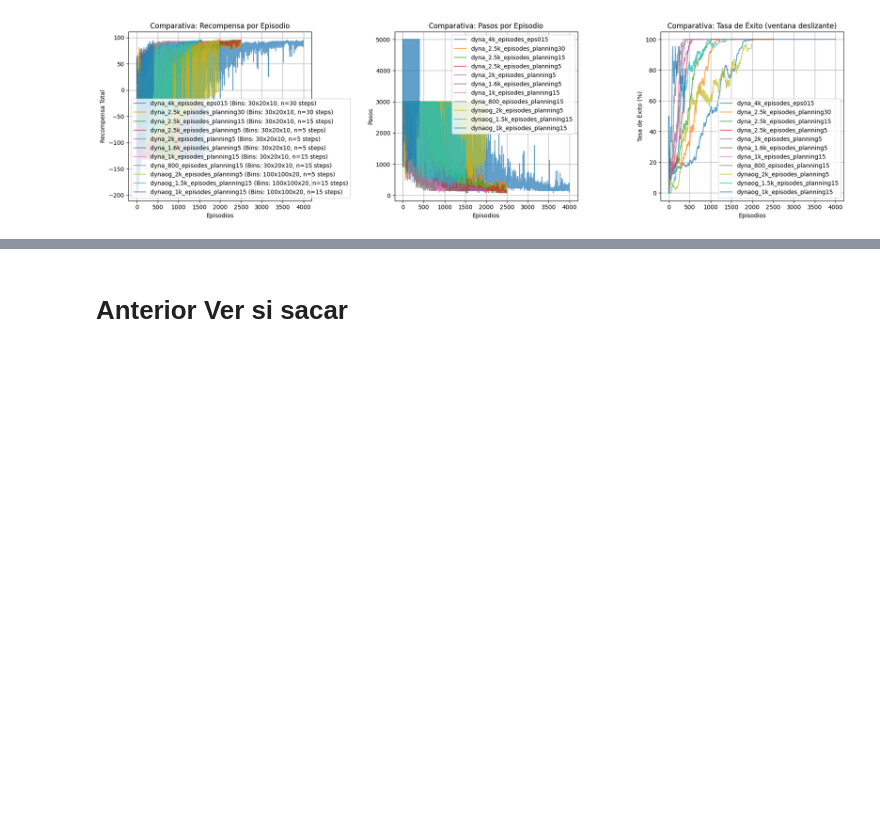
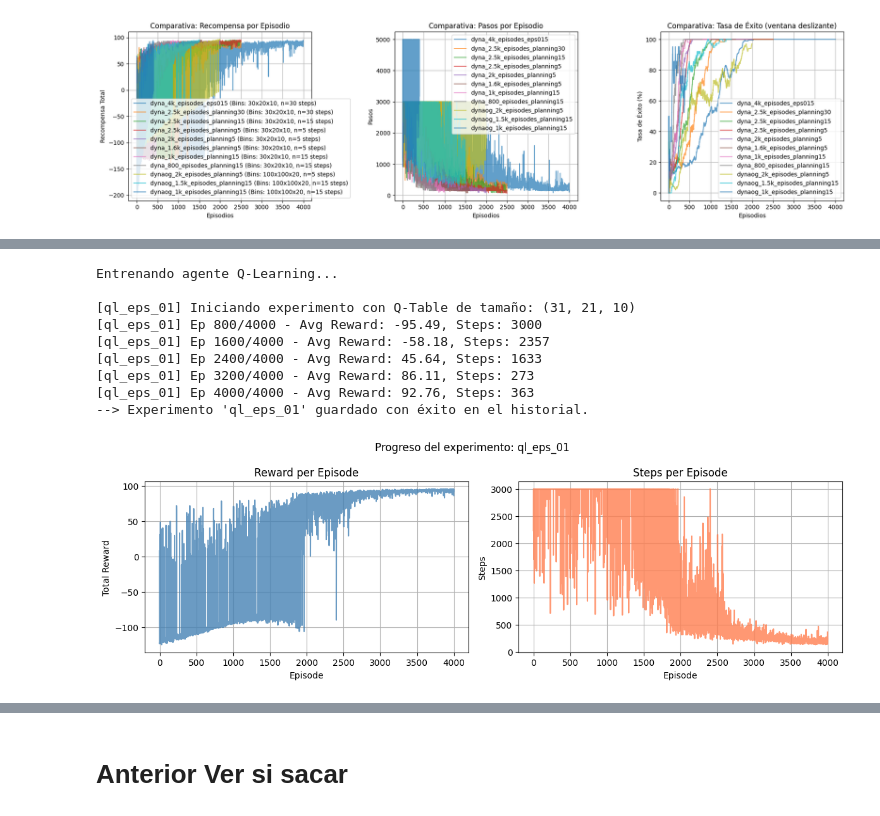
Before and after one commit to Martinabz/Obligatorio-IA-Abzaradel-Olaso-282958-281981-, a Jupyter notebook: Obligatorio Marzo 2026/MountainCarContinuous/continuous_mountain_car.ipynb, the cells around one changed output, grey strips where cells are left out. Cells and saved outputs as stored; diff of their text form; code cells hidden in the pictures; blank space fills up the shorter version.

```diff
--- a/Obligatorio Marzo 2026/MountainCarContinuous/continuous_mountain_car.ipynb
+++ b/Obligatorio Marzo 2026/MountainCarContinuous/continuous_mountain_car.ipynb
@@ -757,0 +804,28 @@ dyna_manager.plot_comparisons()
+# %%
+print("Entrenando agente Q-Learning...")
+manager.train_run(
+    env,
+    run_id=id_qe2,
+    x_bins=30,
+    vel_bins=20,
+    action_bins=10,
+    episodes=4000,
+    alpha=0.05,
+    gamma=0.99,
+    epsilon_start=0.99,
+    epsilon_end=0.01,
+    max_steps=3000
+)
+env.close()
+manager.plot_training_history(id_qe2)
+# %% [output]
+Entrenando agente Q-Learning...
+
+[ql_eps_01] Iniciando experimento con Q-Table de tamaño: (31, 21, 10)
+[ql_eps_01] Ep 800/4000 - Avg Reward: -95.49, Steps: 3000
+[ql_eps_01] Ep 1600/4000 - Avg Reward: -58.18, Steps: 2357
+[ql_eps_01] Ep 2400/4000 - Avg Reward: 45.64, Steps: 1633
+[ql_eps_01] Ep 3200/4000 - Avg Reward: 86.11, Steps: 273
+[ql_eps_01] Ep 4000/4000 - Avg Reward: 92.76, Steps: 363
+--> Experimento 'ql_eps_01' guardado con éxito en el historial.
+[figure, added]
```
Also changed, not shown: parts of 52 cells of this notebook, 1 other file.
